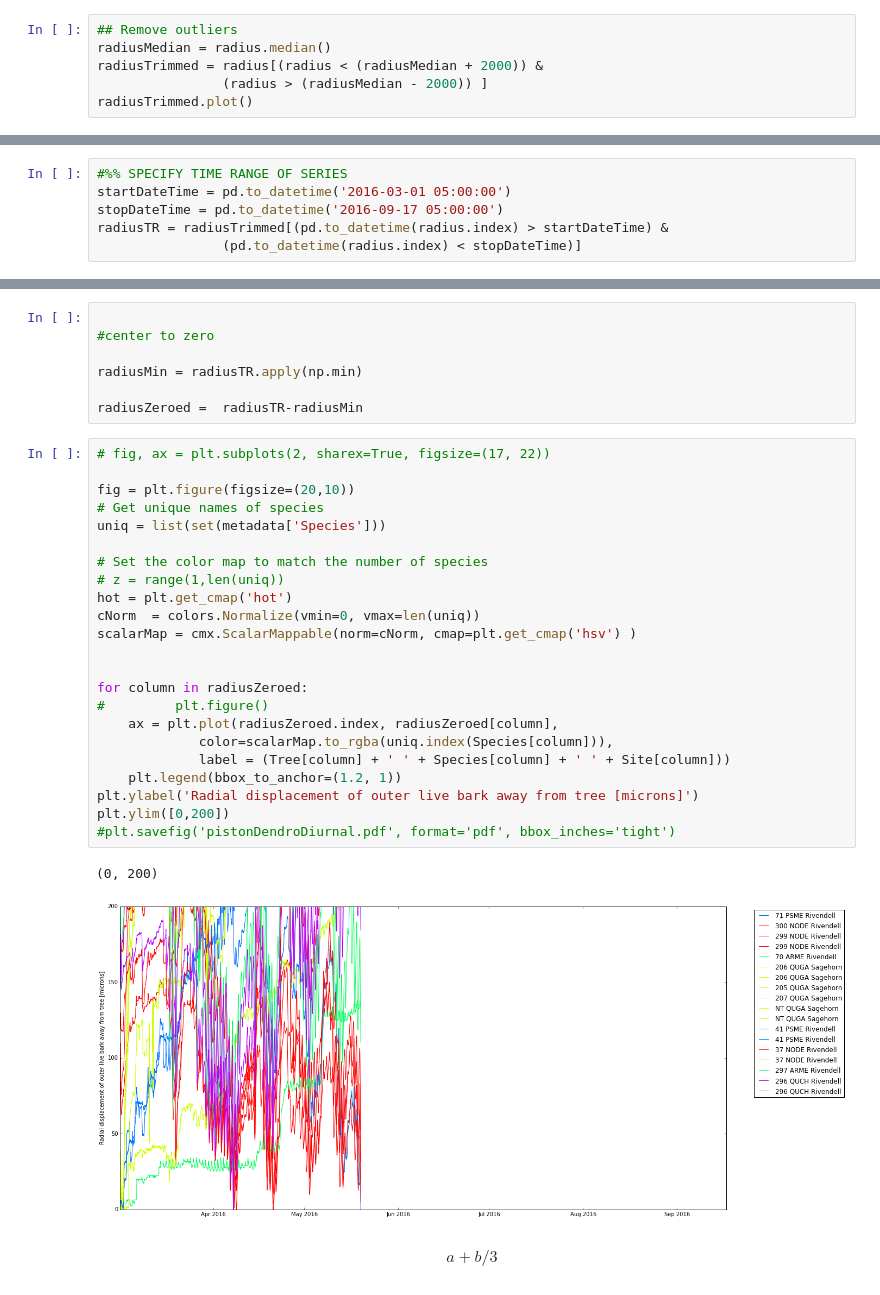
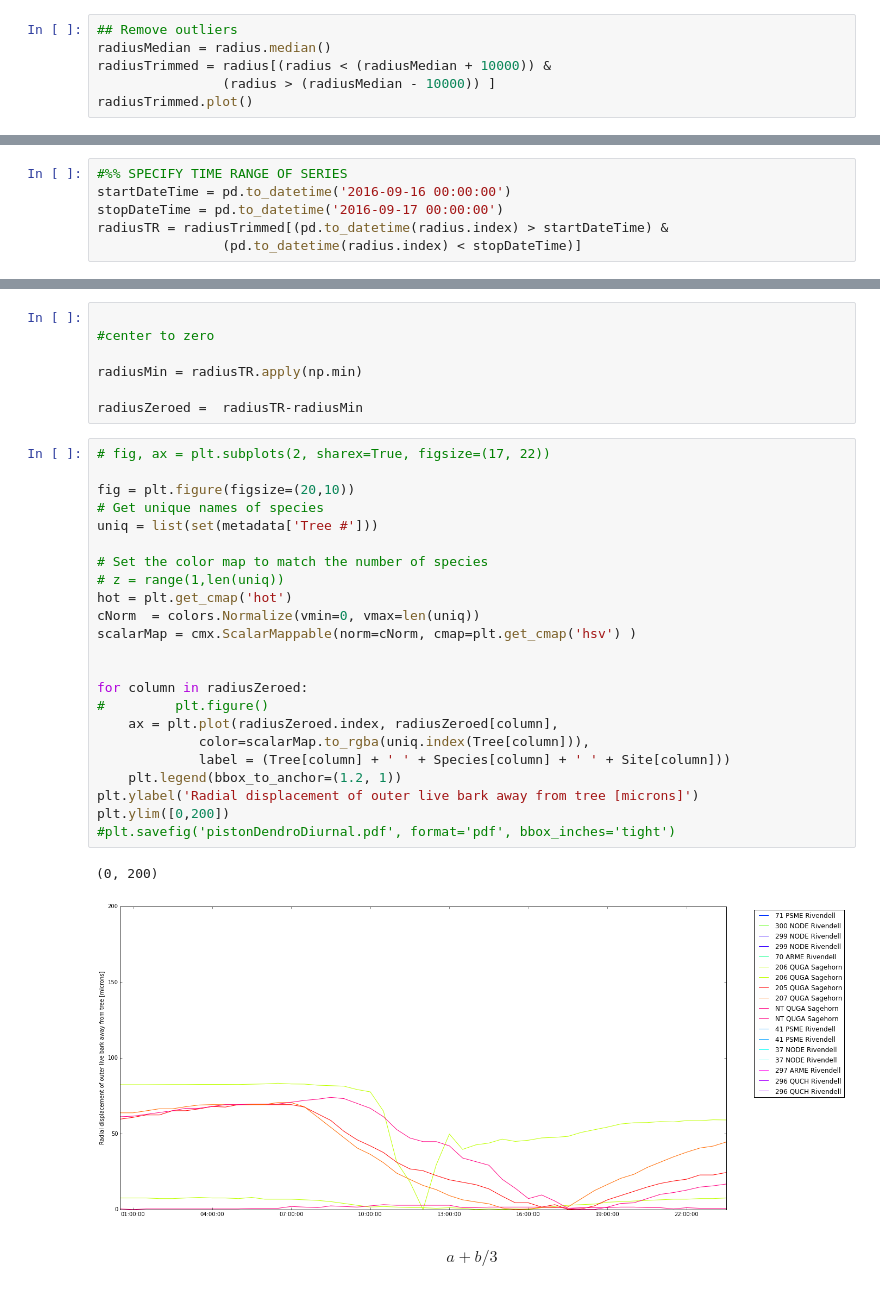
Before and after one commit to jessehahm/Piston-Dendrometer, a Jupyter notebook: Piston Dendrometer.ipynb, the cells around one changed output, grey strips where cells are left out. Drawn from its saved outputs; the diff is of its cells as text.

Commit message:
plotting updates

```diff
--- a/Piston Dendrometer.ipynb
+++ b/Piston Dendrometer.ipynb
@@ -62,8 +62,8 @@ radius.plot()
 # %%
 ## Remove outliers
 radiusMedian = radius.median()
-radiusTrimmed = radius[(radius < (radiusMedian + 2000)) &
-                (radius > (radiusMedian - 2000)) ]
+radiusTrimmed = radius[(radius < (radiusMedian + 10000)) &
+                (radius > (radiusMedian - 10000)) ]
 radiusTrimmed.plot()
 # %% [output]
 <matplotlib.axes._subplots.AxesSubplot at 0x...>
@@ -71,7 +71,7 @@ radiusTrimmed.plot()
 # %%
 #%% SPECIFY TIME RANGE OF SERIES
-startDateTime = pd.to_datetime('2016-03-01 05:00:00')
-stopDateTime = pd.to_datetime('2016-09-17 05:00:00')
+startDateTime = pd.to_datetime('2016-09-16 00:00:00')
+stopDateTime = pd.to_datetime('2016-09-17 00:00:00')
 radiusTR = radiusTrimmed[(pd.to_datetime(radius.index) > startDateTime) &
                 (pd.to_datetime(radius.index) < stopDateTime)]
 # %%
@@ -108,28 +108,28 @@ radiusZeroed =  radiusTR-radiusMin
 # %%
 # fig, ax = plt.subplots(2, sharex=True, figsize=(17, 22))
 
 fig = plt.figure(figsize=(20,10))
 # Get unique names of species
-uniq = list(set(metadata['Species']))
+uniq = list(set(metadata['Tree #']))
 
 # Set the color map to match the number of species
 # z = range(1,len(uniq))
 hot = plt.get_cmap('hot')
 cNorm  = colors.Normalize(vmin=0, vmax=len(uniq))
 scalarMap = cmx.ScalarMappable(norm=cNorm, cmap=plt.get_cmap('hsv') )
 
 
 for column in radiusZeroed:
 #         plt.figure()
     ax = plt.plot(radiusZeroed.index, radiusZeroed[column],
-             color=scalarMap.to_rgba(uniq.index(Species[column])),
+             color=scalarMap.to_rgba(uniq.index(Tree[column])),
              label = (Tree[column] + ' ' + Species[column] + ' ' + Site[column]))
     plt.legend(bbox_to_anchor=(1.2, 1))
 plt.ylabel('Radial displacement of outer live bark away from tree [microns]')
 plt.ylim([0,200])
 #plt.savefig('pistonDendroDiurnal.pdf', format='pdf', bbox_inches='tight')
 # %% [output]
 (0, 200)
-[figure, old version]
+[figure, new version]
 # %% [markdown]
 $$a + b / 3$$
```
Also changed, not shown: parts of 2 cells of this notebook.
